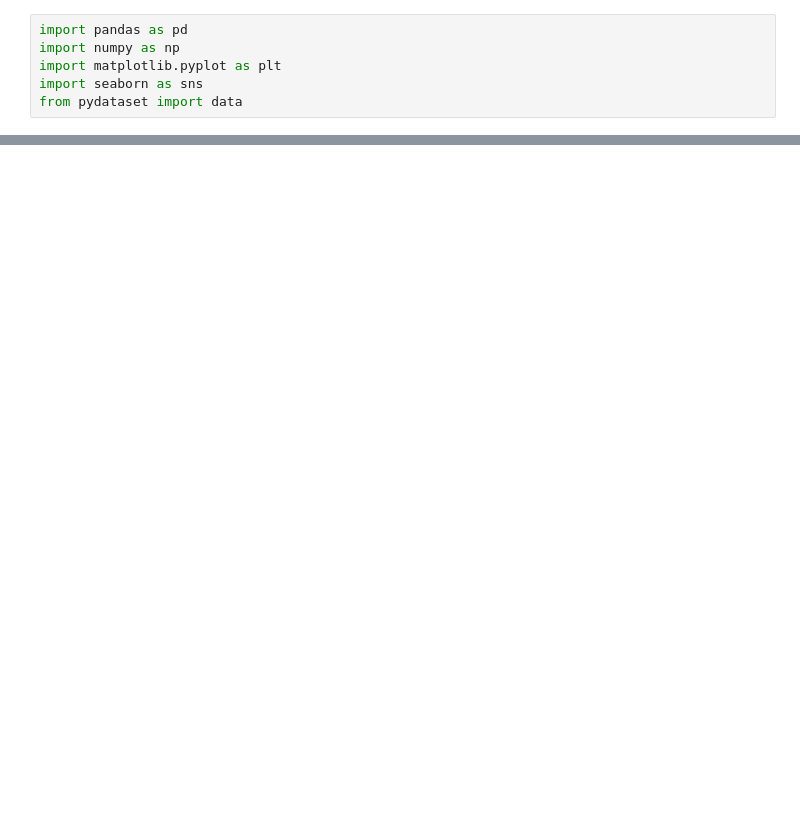
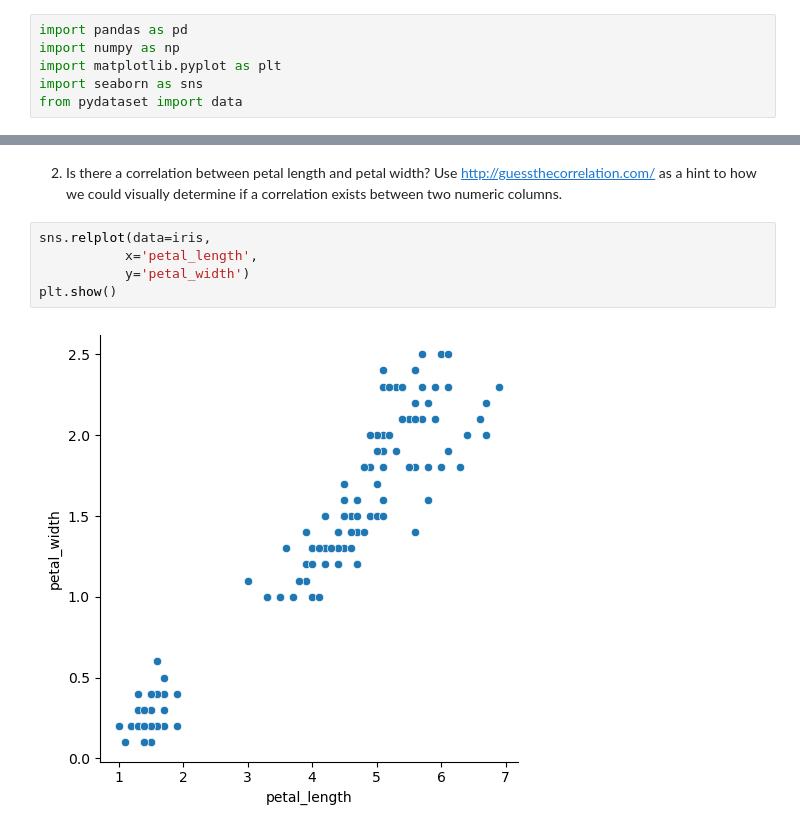
Before and after one commit to Adam-Harris87/numpy-pandas-visualization-exercises, a Jupyter notebook: seaborn_exercises.ipynb, the cells around one changed output, grey strips where cells are left out. Saved outputs shown, nothing was run; the diff lists cells and outputs as text; blank space fills up the shorter version.

```diff
--- a/seaborn_exercises.ipynb
+++ b/seaborn_exercises.ipynb
@@ -30,0 +58,9 @@ df = data('iris')
+# %% [markdown]
+2. Is there a correlation between petal length and petal width? Use http://guessthecorrelation.com/ as a hint to how we could visually determine if a correlation exists between two numeric columns.
+# %%
+sns.relplot(data=iris,
+           x='petal_length',
+           y='petal_width')
+plt.show()
+# %% [output]
+[figure, added]
```
Also changed, not shown: parts of 54 cells of this notebook, 1 other file.
